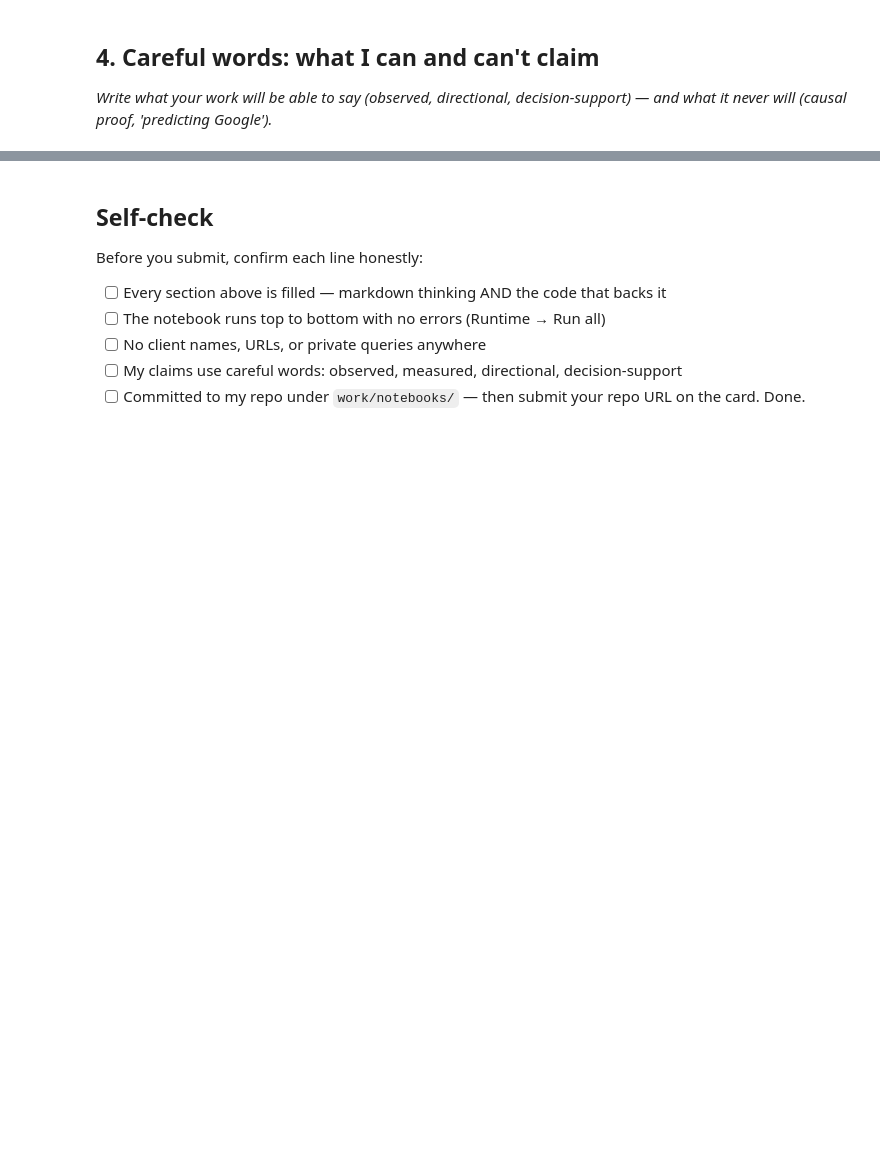
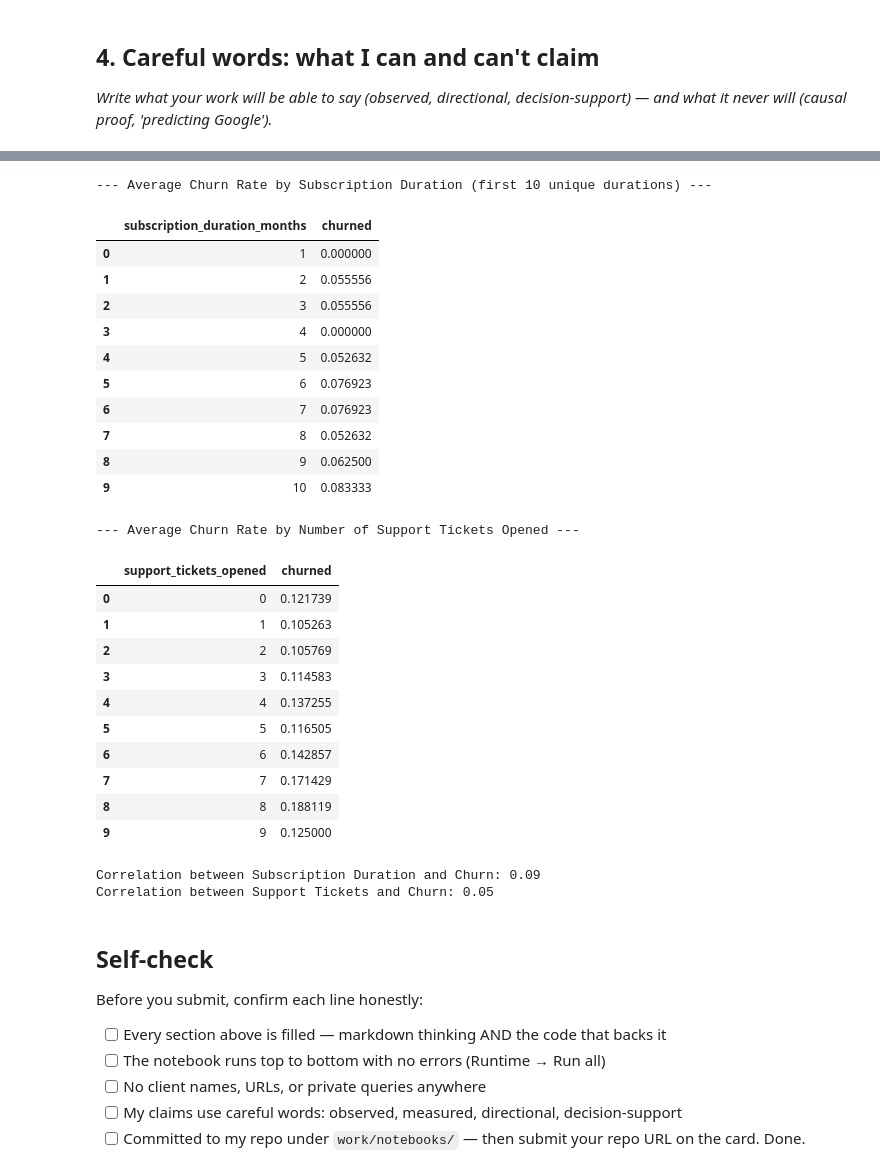
Before and after one commit to AliRazaNiazi804/flyrank-ml-internship, a Jupyter notebook: work/notebooks/w01_research_question.ipynb, the cells around one changed output, grey strips where cells are left out. Saved outputs shown, nothing was run; the diff lists cells and outputs as text; code cells hidden in the pictures; blank space fills up the shorter version.

```diff
--- a/work/notebooks/w01_research_question.ipynb
+++ b/work/notebooks/w01_research_question.ipynb
@@ -37,3 +149,73 @@ This skeleton is yours to fill. Work the sections **in order** — each one has
+# %%
+import pandas as pd
+import numpy as np # Added for re-simulation if customer_df is missing
+
+# Check if customer_df is already defined, otherwise create a placeholder or re-simulate
+# This makes the cell runnable even if previous cells were not executed in order.
+if 'customer_df' not in locals() and 'customer_df' not in globals():
+    print("Warning: 'customer_df' not found. Re-simulating a basic dataset for demonstration.")
+    np.random.seed(42) # for reproducibility
+    num_customers = 1000
+    data = {
+        'customer_id': np.arange(1, num_customers + 1),
+        'subscription_duration_months': np.random.randint(1, 60, num_customers),
+        'monthly_spend': np.random.uniform(20, 150, num_customers),
+        'last_login_days_ago': np.random.randint(1, 90, num_customers),
+        'support_tickets_opened': np.random.randint(0, 10, num_customers),
+        'churned': np.random.choice([0, 1], num_customers, p=[0.85, 0.15]) # 15% churn rate
+    }
+    customer_df = pd.DataFrame(data)
+    print("Please run the cell 'amgBLeTnxcEw' first for the intended 'customer_df'.")
+
+# Use the previously simulated customer_df
+# Assuming customer_df is available from cell amgBLeTnxcEw
+
+# Observe the relationship between subscription duration and churned status
+# This shows a directional relationship without claiming causality
+churn_by_duration = customer_df.groupby('subscription_duration_months')['churned'].mean().reset_index()
+
+print("--- Average Churn Rate by Subscription Duration (first 10 unique durations) ---")
+display(churn_by_duration.head(10))
+
+# Observe the relationship between support tickets and churned status
+churn_by_tickets = customer_df.groupby('support_tickets_opened')['churned'].mean().reset_index()
+
+print("\n--- Average Churn Rate by Number of Support Tickets Opened ---")
+display(churn_by_tickets)
+
+# Calculate a simple correlation (observed relationship)
+correlation_duration_churn = customer_df['subscription_duration_months'].corr(customer_df['churned'])
+correlation_tickets_churn = customer_df['support_tickets_opened'].corr(customer_df['churned'])
+
+print(f"\nCorrelation between Subscription Duration and Churn: {correlation_duration_churn:.2f}")
+print(f"Correlation between Support Tickets and Churn: {correlation_tickets_churn:.2f}")
+# %% [output]
+--- Average Churn Rate by Subscription Duration (first 10 unique durations) ---
+|  | subscription_duration_months | churned |
+| 0 | 1 | 0.000000 |
+| 1 | 2 | 0.055556 |
+| 2 | 3 | 0.055556 |
+| 3 | 4 | 0.000000 |
+| 4 | 5 | 0.052632 |
+| 5 | 6 | 0.076923 |
+| 6 | 7 | 0.076923 |
+| 7 | 8 | 0.052632 |
+| 8 | 9 | 0.062500 |
+| 9 | 10 | 0.083333 |
+--- Average Churn Rate by Number of Support Tickets Opened ---
+|  | support_tickets_opened | churned |
+| 0 | 0 | 0.121739 |
+| 1 | 1 | 0.105263 |
+| 2 | 2 | 0.105769 |
+| 3 | 3 | 0.114583 |
+| 4 | 4 | 0.137255 |
+| 5 | 5 | 0.116505 |
+| 6 | 6 | 0.142857 |
+| 7 | 7 | 0.171429 |
+| 8 | 8 | 0.188119 |
+| 9 | 9 | 0.125000 |
+Correlation between Subscription Duration and Churn: 0.09
+Correlation between Support Tickets and Churn: 0.05
 # %% [markdown]
 ## Self-check
 
```
Also changed, not shown: parts of 11 cells of this notebook.
